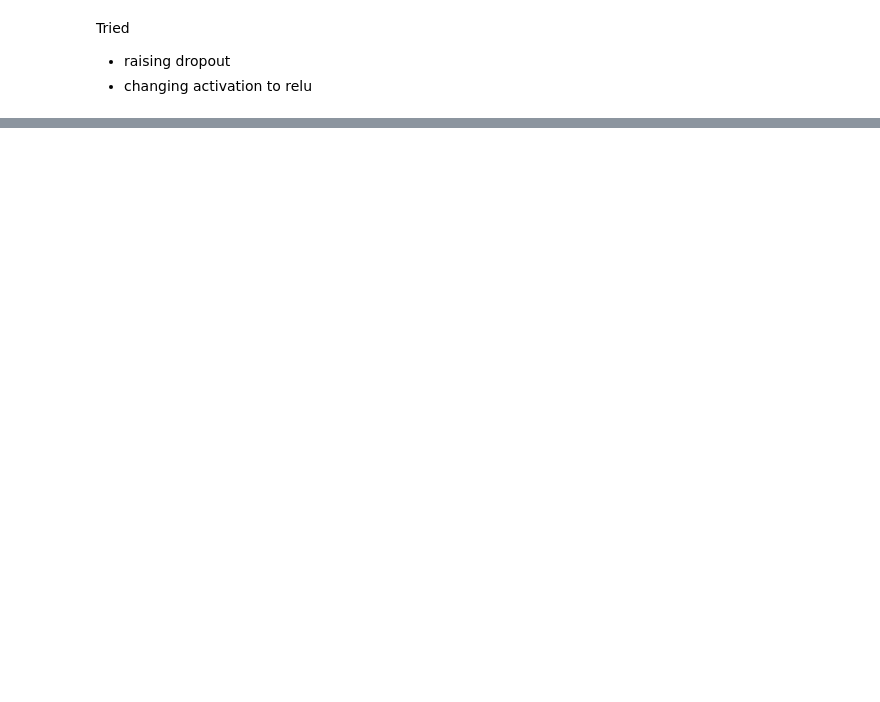
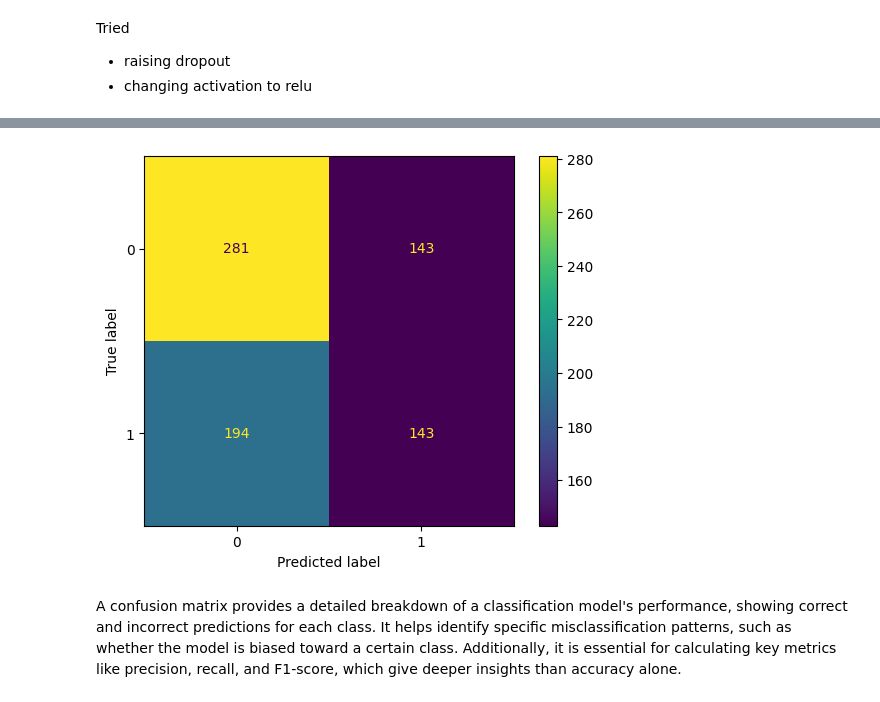
Before and after one commit to gb999/LuaLuaLua, a Jupyter notebook: LuaLuaLua.ipynb, the cells around one changed output, grey strips where cells are left out. Cells and saved outputs as stored; diff of their text form; code cells hidden in the pictures; blank space fills up the shorter version.

Commit message:
confusion mx added

```diff
--- a/LuaLuaLua.ipynb
+++ b/LuaLuaLua.ipynb
@@ -286,6 +284,7 @@ The shorter sequences are padded and the longer ones are truncated so every sequ
 # %%
 train_padded = pad_sequences(train_sequences, maxlen=max_length, padding='post', truncating='post')
 test_padded = pad_sequences(test_sequences, maxlen=max_length, padding='post', truncating='post')
+train_df_conf_mx_padded = pad_sequences(train_df_conf_mx_sequences, maxlen = max_length, padding = 'post', truncating='post')
 # %% [markdown]
 A mapping of the 20000 most common word indices to word vectors is created in a matrix form. This will be passed to the embedding layer.
 # %%
@@ -473,3 +472,21 @@ plt.show()
 Tried
 - raising dropout
 - changing activation to relu
+# %%
+import matplotlib.pyplot as plt
+import numpy
+from sklearn import metrics
+
+predictions_for_conf_mx = model.predict(train_df_conf_mx_padded)
+predictions_for_conf_mx = (predictions_for_conf_mx > 0.5).astype(int)
+
+actual = train_df_conf_mx['target']
+predicted = predictions_for_conf_mx
+
+confusion_matrix = metrics.confusion_matrix(actual, predicted)
+
+cm_display = metrics.ConfusionMatrixDisplay(confusion_matrix = confusion_matrix, display_labels = [0, 1])
+
+cm_display.plot()
+plt.show()
+# %% [output]
@@ -475,0 +494,3 @@ Tried
+[figure, added]
+# %% [markdown]
+A confusion matrix provides a detailed breakdown of a classification model's performance, showing correct and incorrect predictions for each class. It helps identify specific misclassification patterns, such as whether the model is biased toward a certain class. Additionally, it is essential for calculating key metrics like precision, recall, and F1-score, which give deeper insights than accuracy alone.
```
Also changed, not shown: parts of 13 cells of this notebook.
